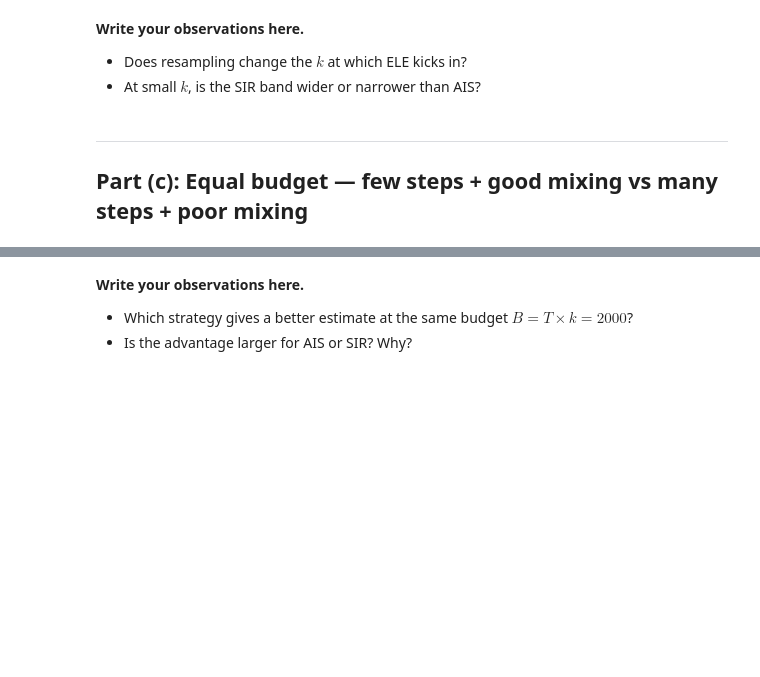
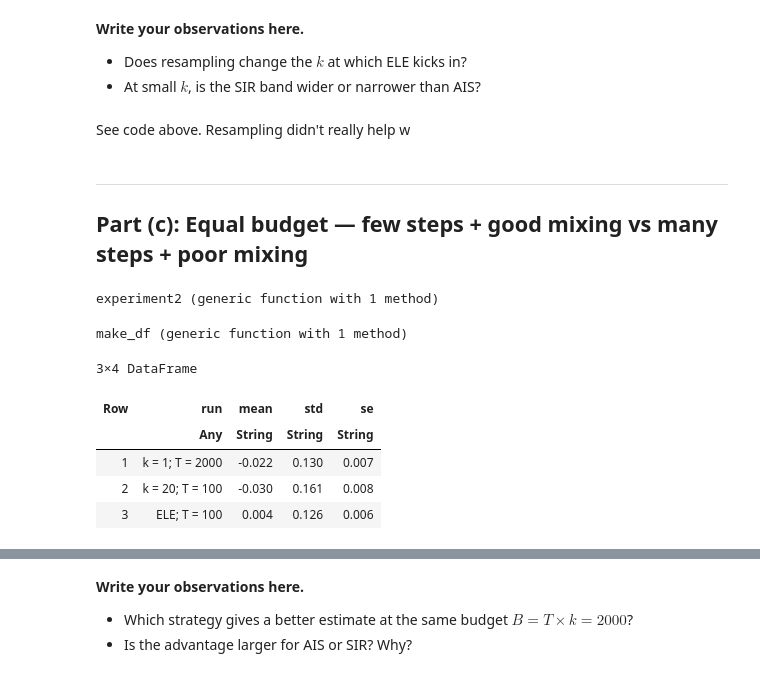
Before and after one commit to zach-lau/STAT547E-Homework, a Jupyter notebook: homework2/assignment2_template.ipynb, the cells around one changed output, grey strips where cells are left out. Cells and saved outputs as stored; diff of their text form; code cells hidden in the pictures; blank space fills up the shorter version.

```diff
--- a/homework2/assignment2_template.ipynb
+++ b/homework2/assignment2_template.ipynb
@@ -214,6 +213,30 @@ const M_REP = 20   # 20 replicates — enough to see the band shape
 
 - Does resampling change the $k$ at which ELE kicks in?
 - At small $k$, is the SIR band wider or narrower than AIS?
+# %% [markdown]
+See code above. Resampling didn't really help w
 # %% [markdown]
 ---
 ## Part (c): Equal budget — few steps + good mixing vs many steps + poor mixing
+# %%
+function experiment2(rwm_func, ele_func)
+    seed = 42
+    all_means = []
+    all_stds = []
+    labels = []
+    for (k, T) in [(1, 2000), (20, 100)]
+        est_fn(T) = rwm_func(μ, T, N, k, σ_prop; rng=Random.default_rng(seed))
+        means, stds = logz_stats(est_fn, [T], M_REP)
+        push!(all_means, means[1])
+        push!(all_stds, stds[1])
+        push!(labels, "k = $k; T = $T")
+    end
+    est_ele(T) = ele_func(μ, T, N; rng=Random.default_rng(seed))
+    ele_means, ele_stds = logz_stats(est_ele, [100], M_REP)
+    push!(all_means, ele_means[1])
+    push!(all_stds, ele_stds[1])
+    push!(labels, "ELE; T = 100")
+    return all_means, all_stds, labels
+end
+# %% [output]
+experiment2 (generic function with 1 method)
@@ -219,0 +245,23 @@ const M_REP = 20   # 20 replicates — enough to see the band shape
+# %%
+function make_df(means, stds, labels)
+    fmt(x) = @sprintf("%.3f", x)
+    df = DataFrame(
+        run = labels,
+        mean = fmt.(means),
+        std = fmt.(stds),
+        se = fmt.(stds ./ sqrt(2*(M_REP-1)))
+    )
+end
+# %% [output]
+make_df (generic function with 1 method)
+# %%
+ais_df = make_df(experiment2(ais_rwm, ais_ele)...)
+CSV.write("ais.csv", ais_df)
+ais_df
+# %% [output]
+3×4 DataFrame
+| Row | run | mean | std | se |
+|  | Any | String | String | String |
+| 1 | k = 1; T = 2000 | -0.022 | 0.130 | 0.007 |
+| 2 | k = 20; T = 100 | -0.030 | 0.161 | 0.008 |
+| 3 | ELE; T = 100 | 0.004 | 0.126 | 0.006 |
```
Also changed, not shown: parts of 10 cells of this notebook, 1 other file.
